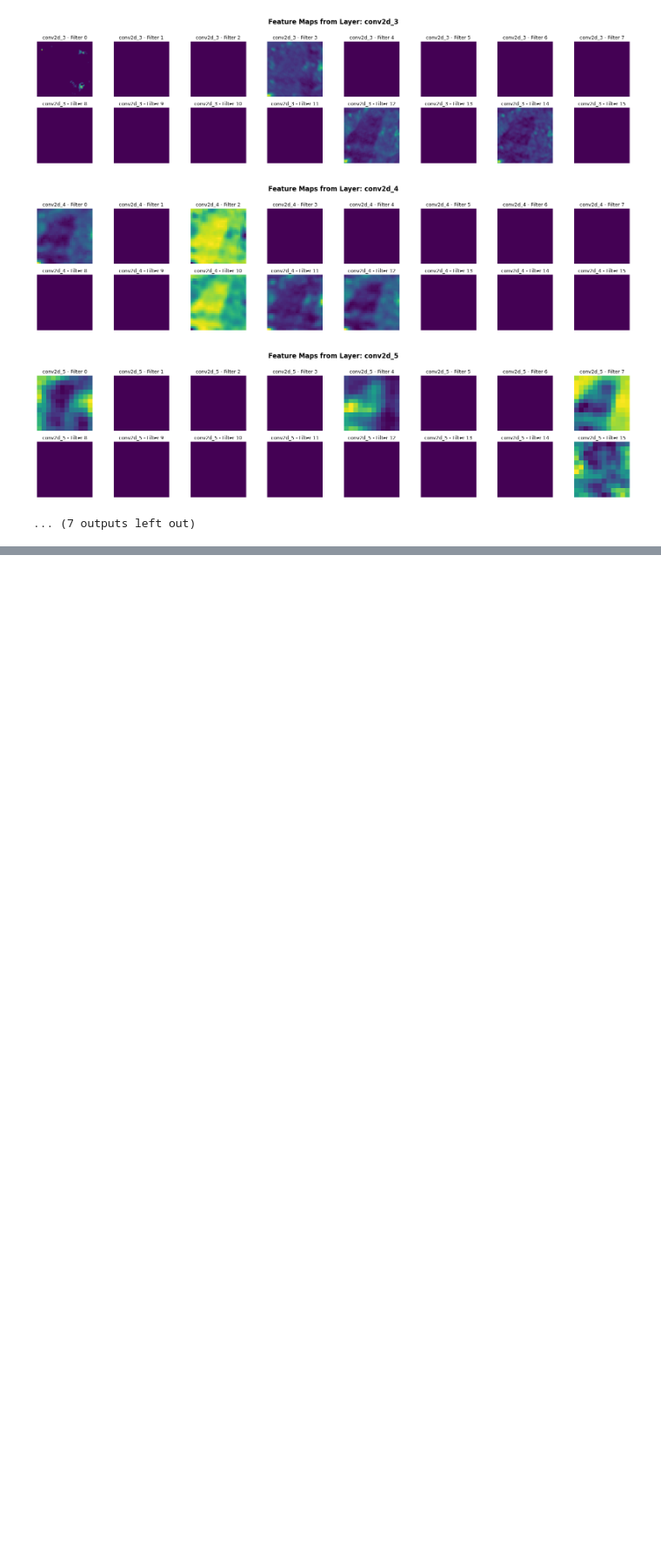
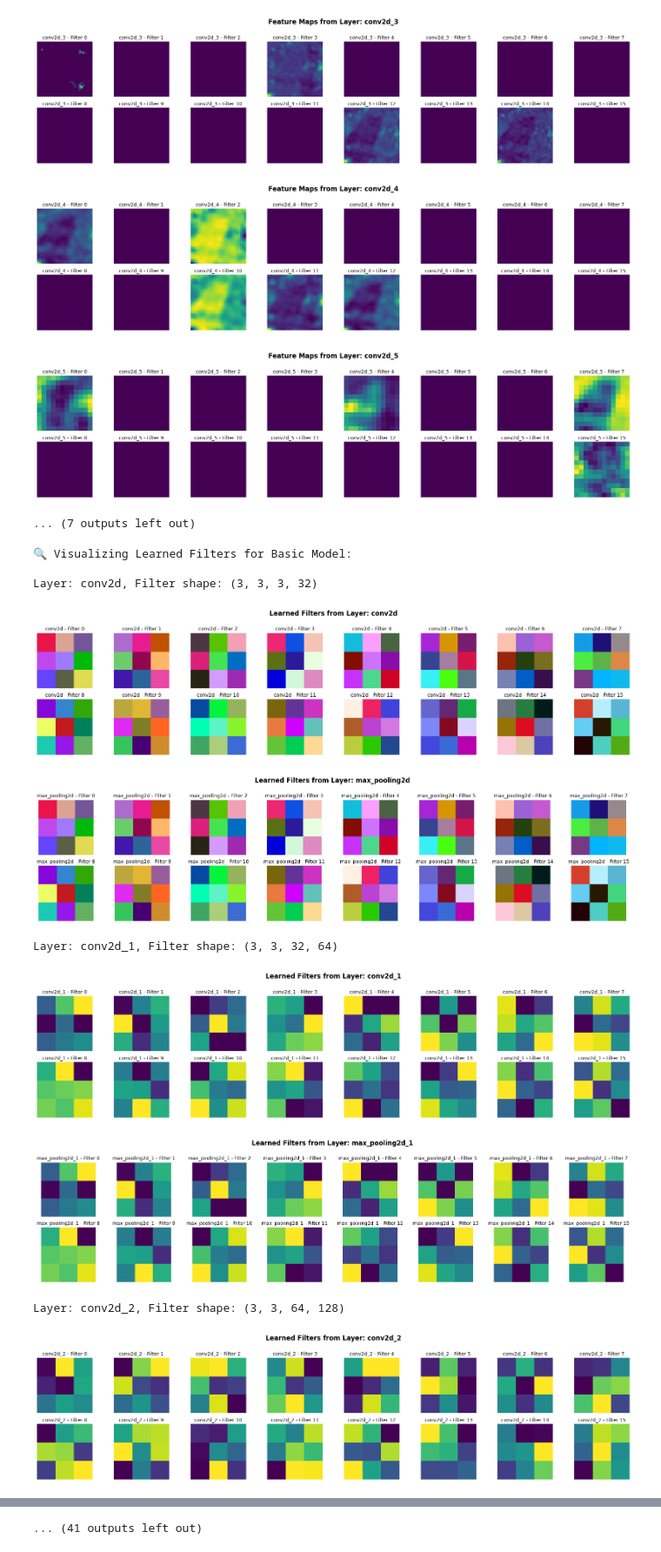
Before and after one commit to mwpersson/mini-project-5, a Jupyter notebook: notebooks/cnn_classifier.ipynb, the cells around one changed output, grey strips where cells are left out. Shown at 87% size. Cells and saved outputs as stored; diff of their text form; code cells hidden in the pictures; blank space fills up the shorter version.

Commit message:
visualize learned filters

```diff
--- a/notebooks/cnn_classifier.ipynb
+++ b/notebooks/cnn_classifier.ipynb
@@ -1173,3 +1173,47 @@ Class mapping: ['cloudy', 'desert', 'green_area', 'water']
 [figure]
 [figure]
 ... (7 outputs left out)
+# %%
+
+for model_name, model in [("Basic", model_basic), ("Augmented", model_augmented), ("Experimental", model_experimental)]:
+    print(f"\n🔍 Visualizing Learned Filters for {model_name} Model:")
+    for layer in model.layers:
+        if isinstance(layer, layers.Conv2D):
+            filters, biases = layer.get_weights()
+            print(f"\nLayer: {layer.name}, Filter shape: {filters.shape}")
+
+        num_filters = filters.shape[-1]
+        plt.figure(figsize=(16, 4))
+        for i in range(min(16, num_filters)):
+            f = filters[:, :, :, i]
+            if f.shape[2] == 3:
+                # First layer: display as RGB
+                f_min, f_max = f.min(), f.max()
+                f_norm = (f - f_min) / (f_max - f_min + 1e-5)
+                plt.subplot(2, 8, i + 1)
+                plt.imshow(f_norm)
+                plt.title(f'{layer.name} - Filter {i}', fontsize=9)
+                plt.axis('off')
+            else:
+                # Deeper layers: show mean across input channels
+                f_mean = np.mean(f, axis=-1)
+                f_min, f_max = f_mean.min(), f_mean.max()
+                f_norm = (f_mean - f_min) / (f_max - f_min + 1e-5)
+                plt.subplot(2, 8, i + 1)
+                plt.imshow(f_norm, cmap='viridis')
+                plt.title(f'{layer.name} - Filter {i}', fontsize=9)
+                plt.axis('off')
+        plt.suptitle(f'Learned Filters from Layer: {layer.name}', fontsize=12, fontweight='bold')
+        plt.tight_layout()
+        plt.show()
+# %% [output]
+🔍 Visualizing Learned Filters for Basic Model:
+
+Layer: conv2d, Filter shape: (3, 3, 3, 32)
+[figure, added]
+[figure, added]
+Layer: conv2d_1, Filter shape: (3, 3, 32, 64)
+[figure, added]
+[figure, added]
+Layer: conv2d_2, Filter shape: (3, 3, 64, 128)
+[figure, added]
@@ -1175,0 +1224 @@ Class mapping: ['cloudy', 'desert', 'green_area', 'water']
+... (41 outputs left out)
```
Also changed, not shown: parts of 1 cell of this notebook.
